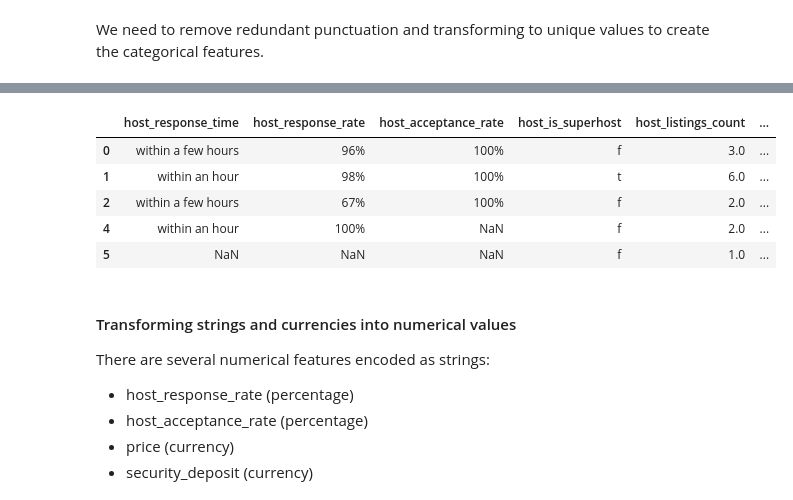
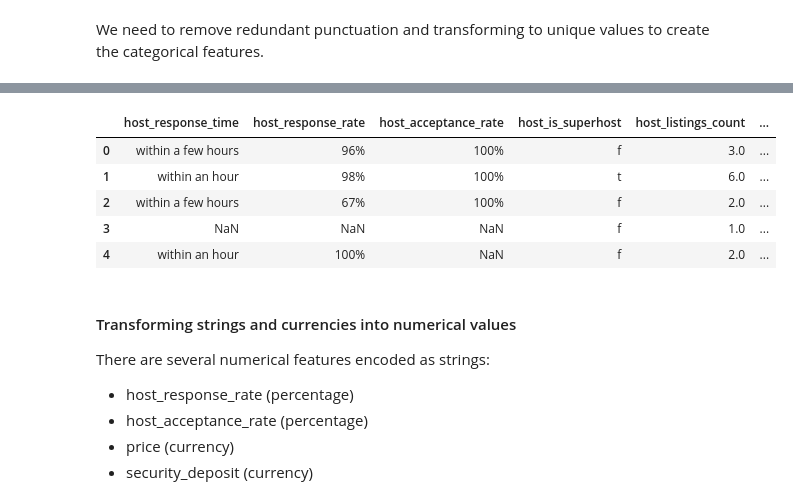
Before and after one commit to Wilbertz/Data-Science-Blog, a Jupyter notebook: Data Science Blog.ipynb, the cells around one changed output, grey strips where cells are left out. Cells and saved outputs as stored; diff of their text form; code cells hidden in the pictures.

```diff
--- a/Data Science Blog.ipynb
+++ b/Data Science Blog.ipynb
@@ -422,3 +406,0 @@ I decided to use neighbourhood_group_cleansed in order to avoid a large number o
-# %%
-nb_cols=['neighbourhood','host_neighbourhood','neighbourhood_cleansed']
-x.drop(columns=nb_cols,inplace=True)
@@ -427,3 +406,0 @@ The variables first_review, last_review and calendar_updated are dates. They see
-# %%
-date_cols=['first_review','last_review','calendar_updated']
-x.drop(columns=date_cols,inplace=True)
@@ -432,14 +407,14 @@ x.drop(columns=date_cols,inplace=True)
 # %%
 # Drop columns containing unstructured text data
 text_cols=['name','summary', 'space', 'description','transit']
-x.drop(columns=text_cols,inplace=True)
+df_listings.drop(columns=text_cols,inplace=True)
 # %% [markdown]
 #### Feature enginnering of amenities columns
 # %% [markdown]
 Since the amenities column is a list of amenities, we have to extract each amenity and transform it into a categorical variable.
 # %%
 # Split up amenities
-df_amenities=x['amenities'].str.split(',',expand=True)
+df_amenities=df_listings['amenities'].str.split(',',expand=True)
 df_amenities.head(5)
 # %% [output]
 |  | 0 | 1 | 2 | 3 | 4 | 5 | 6 | 7 | 8 | 9 | 10 | ... |
@@ -498,18 +468,18 @@ for index in range(30):
 df_amenities.drop(columns=[x for x in range(30)],inplace=True)
 # %%
 # Append amenities columns to original dataframe
-x=x.join(df_amenities,how='left')
+df_listing=df_listings.join(df_amenities,how='left')
 
 # Drop amenities column
-x.drop(columns='amenities',inplace=True)
-x.head(5)
+df_listings.drop(columns='amenities',inplace=True)
+df_listings.head(5)
 # %% [output]
 |  | host_response_time | host_response_rate | host_acceptance_rate | host_is_superhost | host_listings_count | ... |
 | 0 | within a few hours | 96% | 100% | f | 3.0 | ... |
 | 1 | within an hour | 98% | 100% | t | 6.0 | ... |
 | 2 | within a few hours | 67% | 100% | f | 2.0 | ... |
+| 3 | NaN | NaN | NaN | f | 1.0 | ... |
 | 4 | within an hour | 100% | NaN | f | 2.0 | ... |
-| 5 | NaN | NaN | NaN | f | 1.0 | ... |
 # %% [markdown]
 #### Transforming strings and currencies into numerical values
 
```
Also changed, not shown: parts of 87 cells of this notebook, 1 other file.
